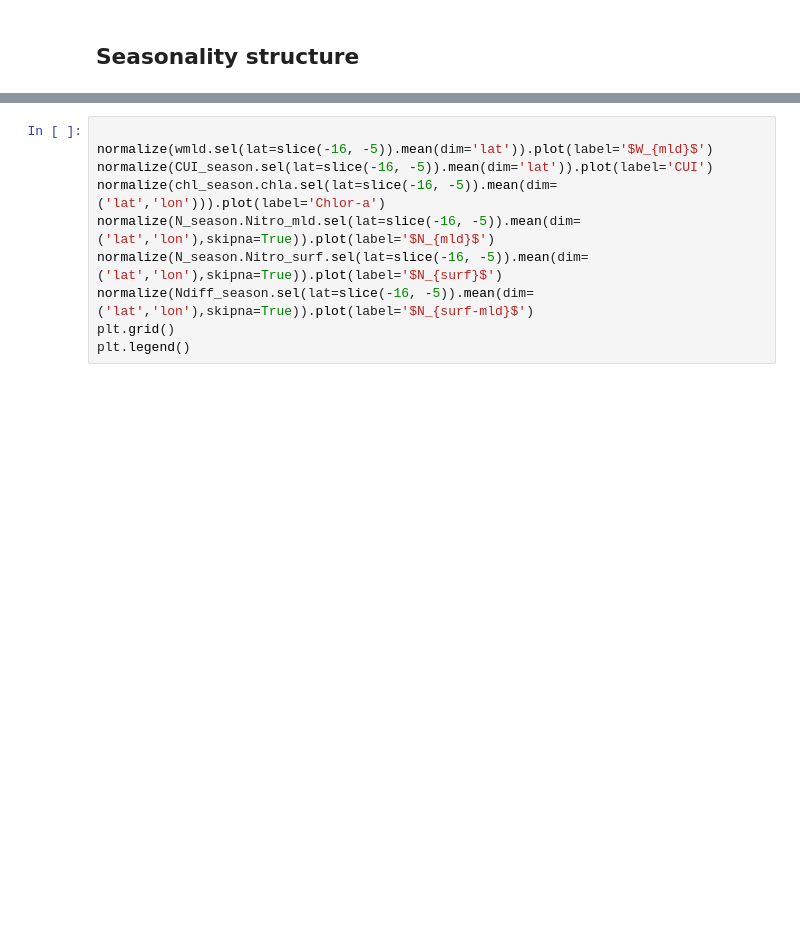
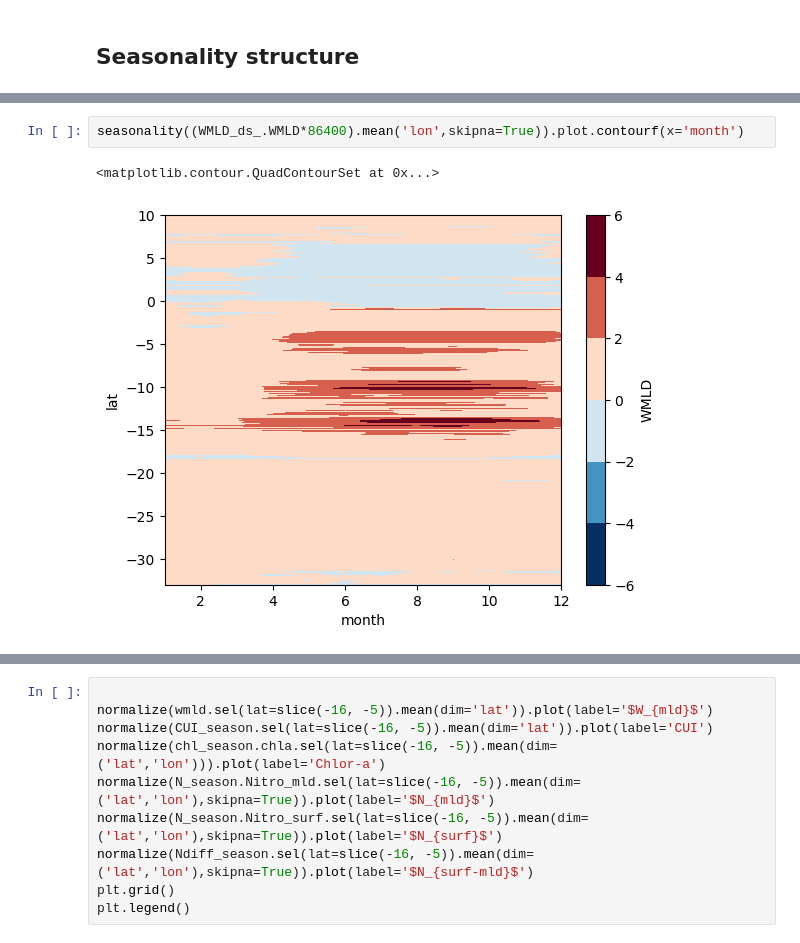
Before and after one commit to danliba/Upwelling_paper, a Jupyter notebook: Bio_upwelling.ipynb, the cells around one changed output, grey strips where cells are left out. Drawn from its saved outputs; the diff is of its cells as text; blank space fills up the shorter version.

```diff
--- a/Bio_upwelling.ipynb
+++ b/Bio_upwelling.ipynb
@@ -759,0 +1219,5 @@ plt.show()
+# %%
+seasonality((WMLD_ds_.WMLD*86400).mean('lon',skipna=True)).plot.contourf(x='month')
+# %% [output]
+<matplotlib.contour.QuadContourSet at 0x...>
+[figure, added]
```
Also changed, not shown: parts of 39 cells of this notebook, 10 other files.
